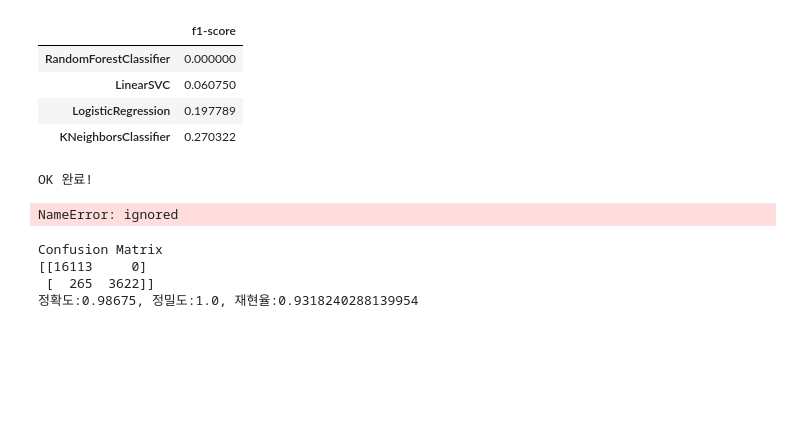
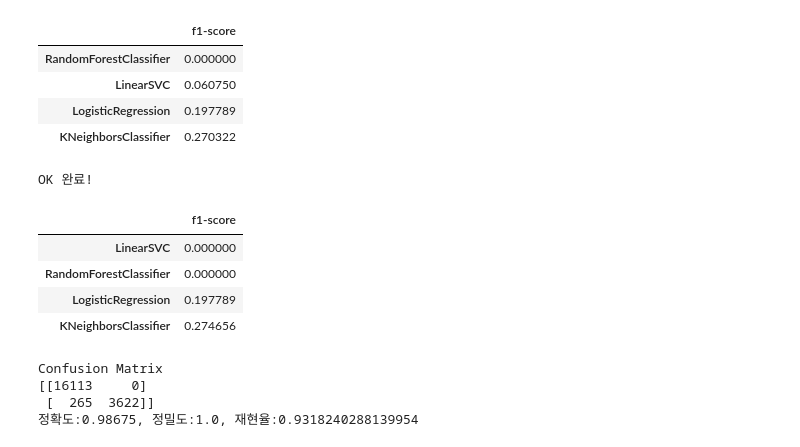
Before and after one commit to LAGABI44/Project-AIFFELTHON, a Jupyter notebook: 진행/3. 모델링(1)분류/건강검진데이터_SVM_테스트(혈색소)_이슬기(4).ipynb, the cells around one changed output. Cells and saved outputs as stored; diff of their text form; code cells hidden in the pictures; blank space fills up the shorter version.

```diff
--- a/진행/3. 모델링(1)분류/건강검진데이터_SVM_테스트(혈색소)_이슬기(4).ipynb
+++ b/진행/3. 모델링(1)분류/건강검진데이터_SVM_테스트(혈색소)_이슬기(4).ipynb
@@ -360,25 +360,29 @@ OK 완료!
 # %%
 #<<<<<<응용!!!!!!!!!>>>>>>>
 
 def get_scores(models, train, y):
     # 답안 작성
     df = {}
 
     for model in models:
         model_name = model.__class__.__name__
 
         xtrain,xtest,ytrain,ytest=train_test_split(xt, yt, test_size=0.2, random_state=42)
         model.fit(xtrain, ytrain)
         y_pred = model.predict(xtest)
 
         df[model_name] = get_clf_eval(ytest, y_pred)
         score_df = pd.DataFrame(df, index=['f1-score']).T.sort_values('f1-score', ascending=True)
 
     return score_df
 
-get_scores(models,ytest,y_pred)
+get_scores(models, train, yt)
 # %% [output]
-NameError: ignored
+|  | f1-score |
+| LinearSVC | 0.000000 |
+| RandomForestClassifier | 0.000000 |
+| LogisticRegression | 0.197789 |
+| KNeighborsClassifier | 0.274656 |
 # %%
 # 로지스틱 회귀 알고리즘을 이용한 생존자 이진 분류 모델
 from sklearn.linear_model import LogisticRegression
```
